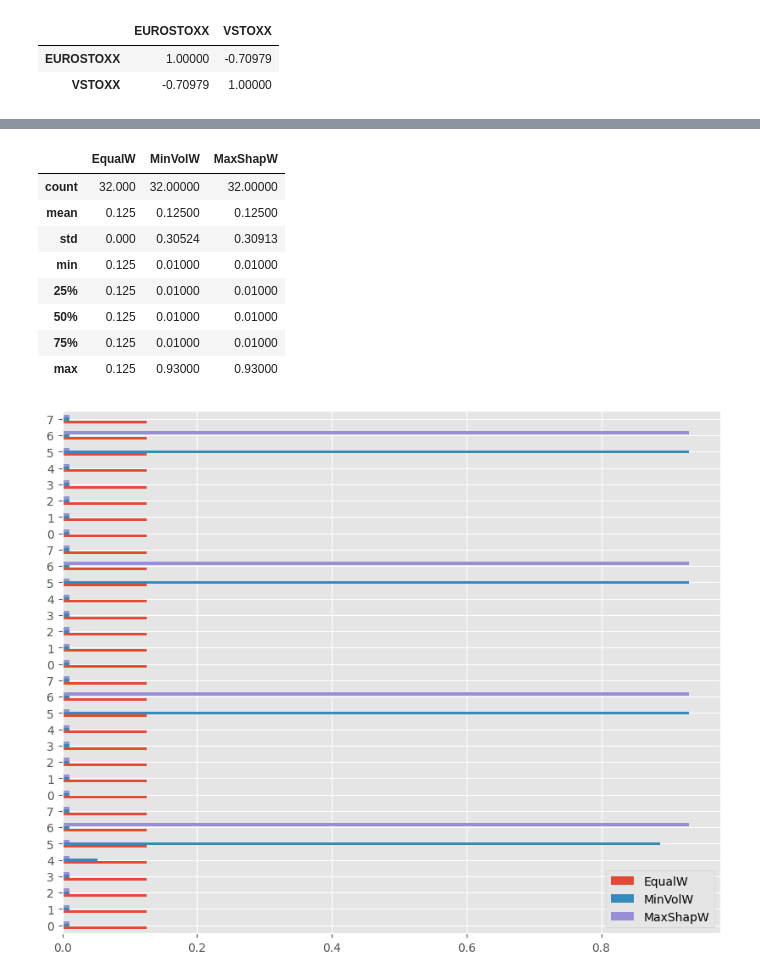
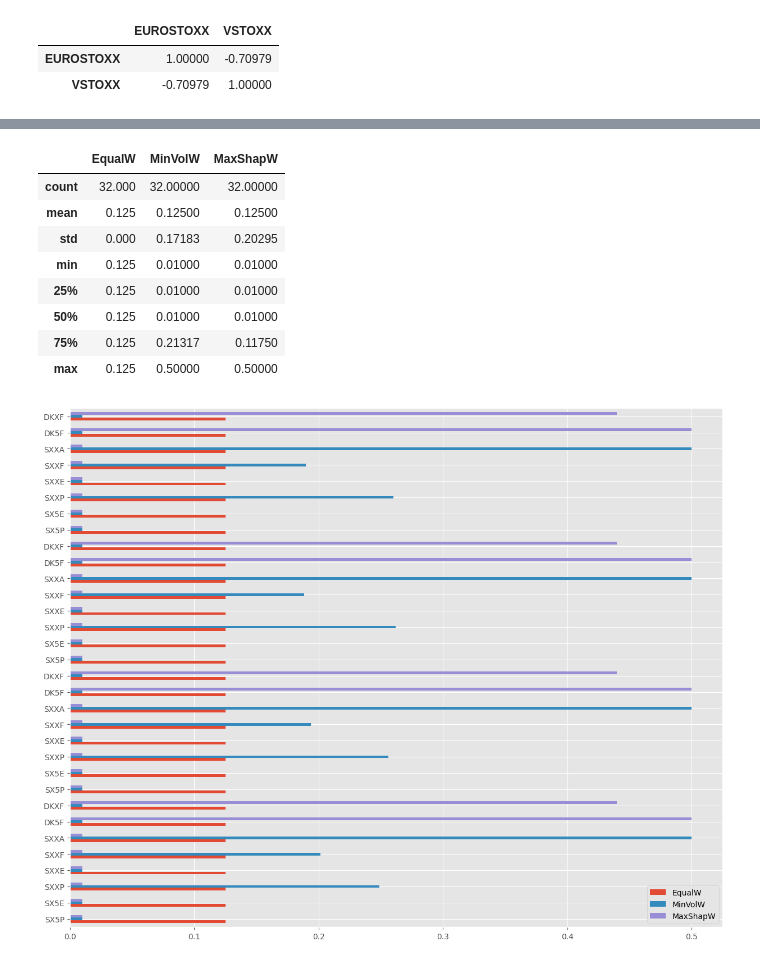
Before and after one commit to GildasTaliah/MeanVarianceOptimz, a Jupyter notebook: EuroIndicesAnalytics_01.ipynb, the cells around one changed output, grey strips where cells are left out. Saved outputs shown, nothing was run; the diff lists cells and outputs as text; code cells hidden in the pictures.

```diff
--- a/EuroIndicesAnalytics_01.ipynb
+++ b/EuroIndicesAnalytics_01.ipynb
@@ -460,9 +553,11 @@ import numpy as np
 
 def MinVolMaxSharpe(ret):
 
-  ''' Input: Takes in Stock Returns Matrix, computes the optimal weights for the
-  given object functions: Min Vol and Max Sharpe.
-  Output : return a weight matrix: Equally, Min Vol and Max Sharpe weights
+  '''
+  Input: Takes in Stock Returns Matrix, computes the optimal weights for the
+         given object functions: Min Vol and Max Sharpe.
+
+  Output: return a weight matrix: Equally, Min Vol and Max Sharpe weights
   '''
 
   # Number of asset
@@ -484,7 +579,7 @@ def MinVolMaxSharpe(ret):
 
   # Budget and non-negativity contraints
   cons = ({'type': 'eq', 'fun': lambda w: np.sum(w) - 1})
-  bnds = tuple((0.01,1) for i in range(noa))
+  bnds = tuple((0.01, 0.5) for i in range(noa))
 
   # Minimizing the portfolio volatility: mv
   optmv = (sco.minimize(
@@ -499,6 +594,7 @@ def MinVolMaxSharpe(ret):
 
   eqret = port_ret(W)
   eqvol = port_vol(W)
+  print( )
   print(f'EquallyWReturns: {eqret * 100} Vol: {eqvol * 100}')
   print(f'MinVolReturns: {mvret * 100} Vol: {mvvol * 100}')
 
@@ -512,7 +608,6 @@ def MinVolMaxSharpe(ret):
   msret = port_ret( optms['x'])
   msvol = port_vol(optms['x'])
   print(f'MaxSharpeReturns: {msret * 100} Vol: {msvol * 100}')
-  print()
 
   dataW = pd.DataFrame({'EqualW': W,  'MinVolW': mvW, 'MaxShapW': msW})
 
@@ -520,10 +617,12 @@ def MinVolMaxSharpe(ret):
 # %%
 ## In sample period until 2011
 in_sample = stoxxeu600.loc['2001':'2011']
+print(len(in_sample))
+print()
 
 # compute portfolio weights to be used for 2012
 weights = MinVolMaxSharpe(in_sample.pct_change().dropna() )
-
+weights.index = in_sample.columns
 weights_all = weights
 
 # Out sample returns 2012
@@ -539,9 +638,12 @@ print(len(portRet_12))
 
 ## In sample period until 2012
 in_sample = stoxxeu600.loc['2001':'2012']
+print(len(in_sample))
+print()
 
 # compute portfolio weights to be used for 2013
 weights = MinVolMaxSharpe(in_sample.pct_change().dropna() )
+weights.index = in_sample.columns
 weights_all = pd.concat([weights_all, weights])
 
 # Out sample returns 2013
@@ -559,9 +661,12 @@ print(len(portRet_13))
 
 ## In sample period until 2013
 in_sample = stoxxeu600.loc['2001':'2013']
+print(len(in_sample))
+print()
 
 # compute portfolio weights to be used for 2014
 weights = MinVolMaxSharpe(in_sample.pct_change().dropna() )
+weights.index = in_sample.columns
 weights_all = pd.concat([weights_all, weights])
 
 # Out sample returns 2014
@@ -578,9 +683,12 @@ print(len(portRet_14))
 
 ## In sample period until 2014
 in_sample = stoxxeu600.loc['2001':'2014']
+print(len(in_sample))
+print()
 
 # compute portfolio weights to be used for 2015
 weights = MinVolMaxSharpe(in_sample.pct_change().dropna() )
+weights.index = in_sample.columns
 weights_all = pd.concat([weights_all, weights])
 
 # Out sample returns 2015
@@ -593,8 +701,7 @@ portRet_15.dropna(inplace= True)
 print(len(portRet_15))
 
 # Print weights
-print(weights_all)
+#print(weights_all)
 # Now concat all returns
 portRet = pd.concat([portRet_12, portRet_13 ,portRet_14, portRet_15 ])
-portRet
 # %% [output]
@@ -636,18 +729,18 @@ weights_all.describe().round(5)
 |  | EqualW | MinVolW | MaxShapW |
 | count | 32.000 | 32.00000 | 32.00000 |
 | mean | 0.125 | 0.12500 | 0.12500 |
-| std | 0.000 | 0.30524 | 0.30913 |
+| std | 0.000 | 0.17183 | 0.20295 |
 | min | 0.125 | 0.01000 | 0.01000 |
 | 25% | 0.125 | 0.01000 | 0.01000 |
 | 50% | 0.125 | 0.01000 | 0.01000 |
-| 75% | 0.125 | 0.01000 | 0.01000 |
-| max | 0.125 | 0.93000 | 0.93000 |
+| 75% | 0.125 | 0.21317 | 0.11750 |
+| max | 0.125 | 0.50000 | 0.50000 |
 # %%
-# Portfolio Weight distribution
-weights_all.plot(kind = 'barh', figsize=(10, 8), grid=True)
+# Portfolio Weight evolution distribution
+weights_all.plot(kind = 'barh', figsize=(15, 12), grid=True)
 plt.show()
 # %% [output]
-[figure, old version]
+[figure, new version]
 # %%
 # Compute cumaltive product
 cum_portRet = (portRet + 1).cumprod()
```
Also changed, not shown: parts of 48 cells of this notebook.
